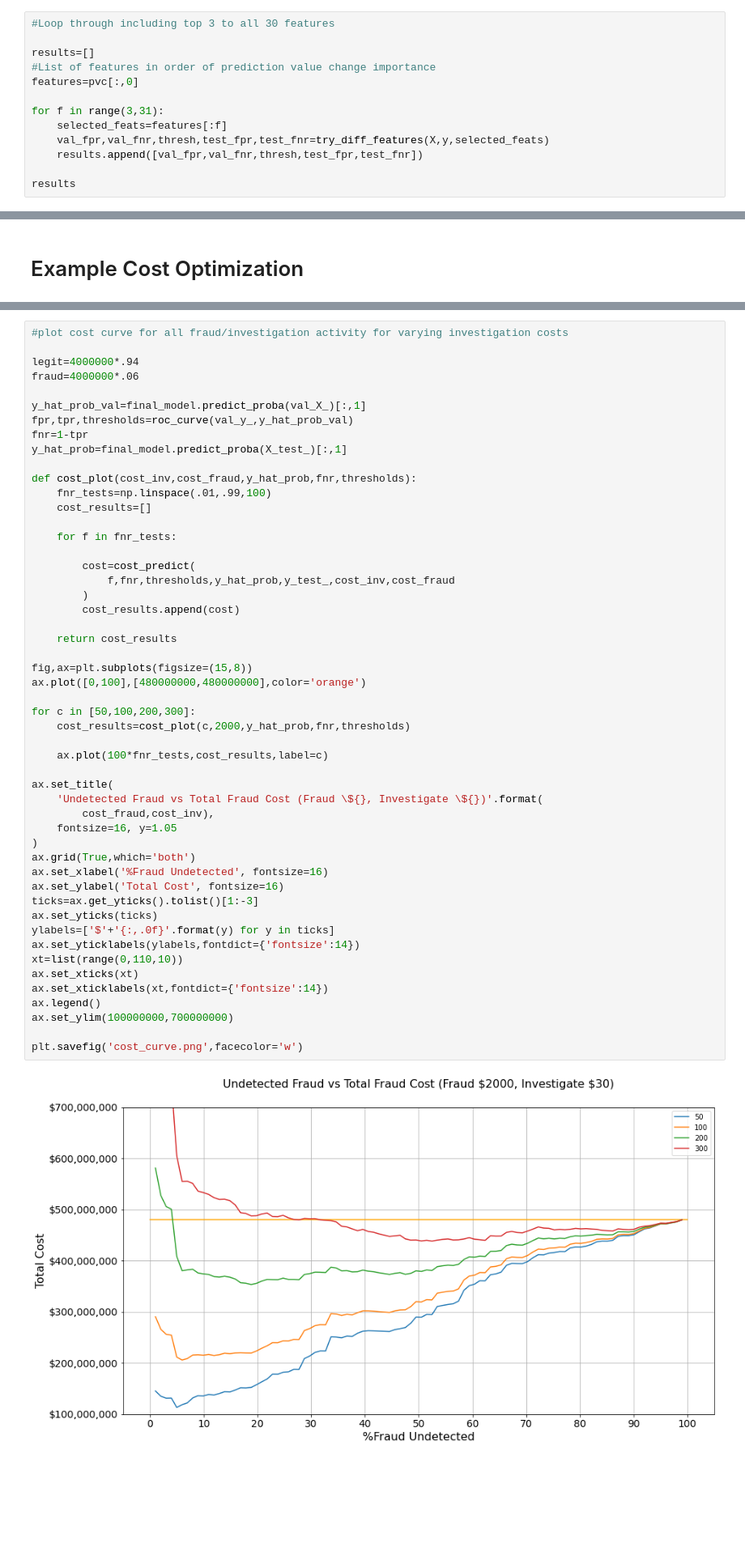
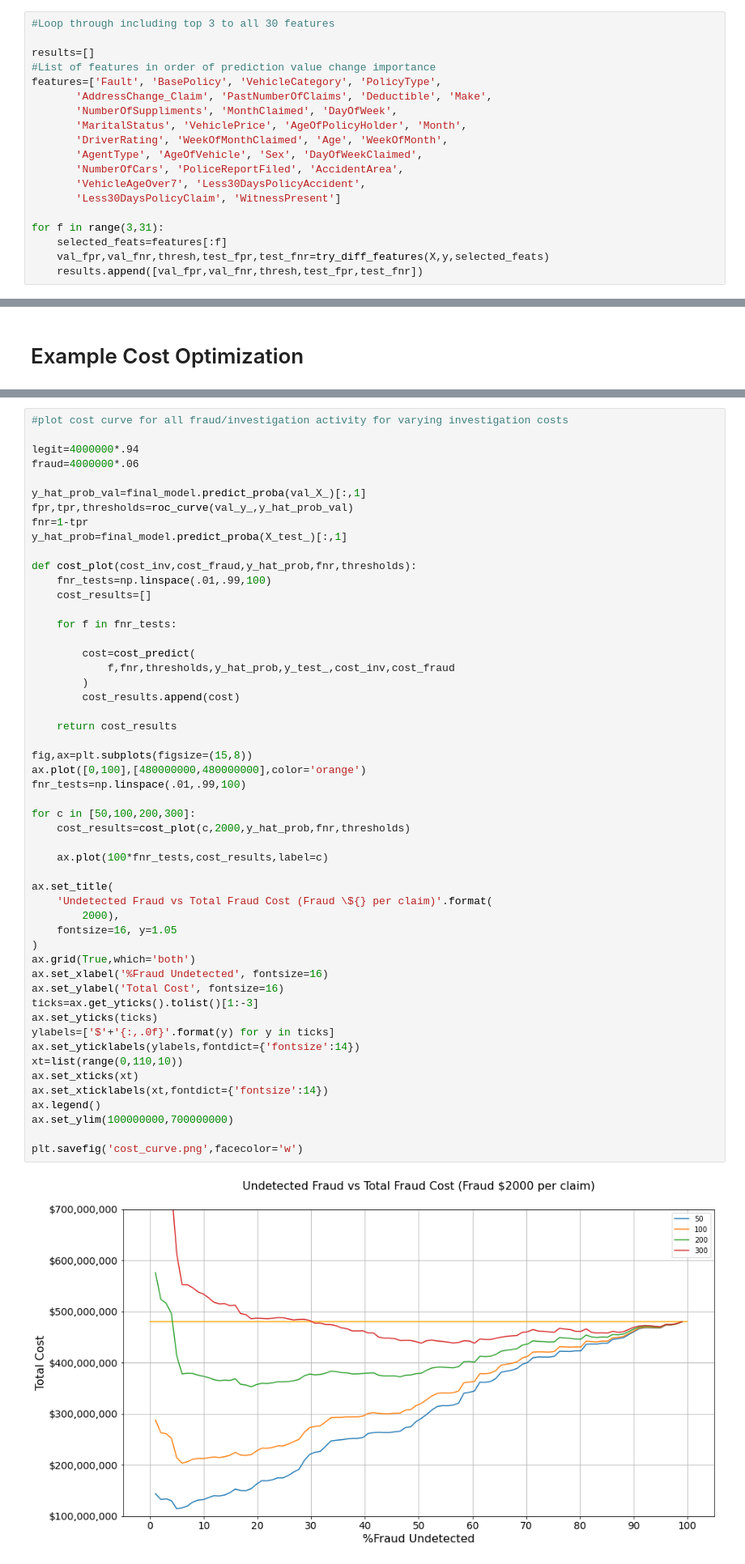
Before and after one commit to morganFitzg/vehicle-fraud-detection, a Jupyter notebook: project_notebook.ipynb, the cells around one changed output, grey strips where cells are left out. Shown at 81% size. Saved outputs shown, nothing was run; the diff lists cells and outputs as text; blank space fills up the shorter version.

```diff
--- a/project_notebook.ipynb
+++ b/project_notebook.ipynb
@@ -2458,11 +2461,17 @@ try_diff_features(X,y,pvc[0:12,0])
 
 results=[]
 #List of features in order of prediction value change importance
-features=pvc[:,0]
+features=['Fault', 'BasePolicy', 'VehicleCategory', 'PolicyType',
+       'AddressChange_Claim', 'PastNumberOfClaims', 'Deductible', 'Make',
+       'NumberOfSuppliments', 'MonthClaimed', 'DayOfWeek',
+       'MaritalStatus', 'VehiclePrice', 'AgeOfPolicyHolder', 'Month',
+       'DriverRating', 'WeekOfMonthClaimed', 'Age', 'WeekOfMonth',
+       'AgentType', 'AgeOfVehicle', 'Sex', 'DayOfWeekClaimed',
+       'NumberOfCars', 'PoliceReportFiled', 'AccidentArea',
+       'VehicleAgeOver7', 'Less30DaysPolicyAccident',
+       'Less30DaysPolicyClaim', 'WitnessPresent']
 
 for f in range(3,31):
     selected_feats=features[:f]
     val_fpr,val_fnr,thresh,test_fpr,test_fnr=try_diff_features(X,y,selected_feats)
     results.append([val_fpr,val_fnr,thresh,test_fpr,test_fnr])
-
-results
@@ -2823,36 +2816,37 @@ def cost_plot(cost_inv,cost_fraud,y_hat_prob,fnr,thresholds):
         cost_results.append(cost)
 
     return cost_results
 
 fig,ax=plt.subplots(figsize=(15,8))
 ax.plot([0,100],[480000000,480000000],color='orange')
+fnr_tests=np.linspace(.01,.99,100)
 
 for c in [50,100,200,300]:
     cost_results=cost_plot(c,2000,y_hat_prob,fnr,thresholds)
 
     ax.plot(100*fnr_tests,cost_results,label=c)
 
 ax.set_title(
-    'Undetected Fraud vs Total Fraud Cost (Fraud \${}, Investigate \${})'.format(
-        cost_fraud,cost_inv),
+    'Undetected Fraud vs Total Fraud Cost (Fraud \${} per claim)'.format(
+        2000),
     fontsize=16, y=1.05
 )
 ax.grid(True,which='both')
 ax.set_xlabel('%Fraud Undetected', fontsize=16)
 ax.set_ylabel('Total Cost', fontsize=16)
 ticks=ax.get_yticks().tolist()[1:-3]
 ax.set_yticks(ticks)
 ylabels=['$'+'{:,.0f}'.format(y) for y in ticks]
 ax.set_yticklabels(ylabels,fontdict={'fontsize':14})
 xt=list(range(0,110,10))
 ax.set_xticks(xt)
 ax.set_xticklabels(xt,fontdict={'fontsize':14})
 ax.legend()
 ax.set_ylim(100000000,700000000)
 
 plt.savefig('cost_curve.png',facecolor='w')
 # %% [output]
-[figure, old version]
+[figure, new version]
 # %% [markdown]
 This plot shows us that the usefulness of this model depends on the average cost of fraud and the cost to investigate claims.  If the cost to investigate is too high compared to the average cost of fraud, it may not save the company money to flag fraud.  Lower costs to investigate in relation to cost of fraud tend to have monetary benefit even if large percentages of actual fraud are missed. This would have to be evaluated carefully before implementation.
 # %% [markdown]
```
Also changed, not shown: parts of 15 cells of this notebook, 2 other files.
